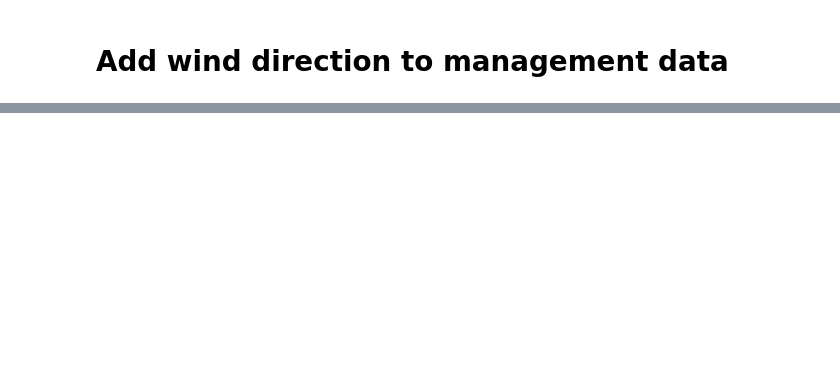
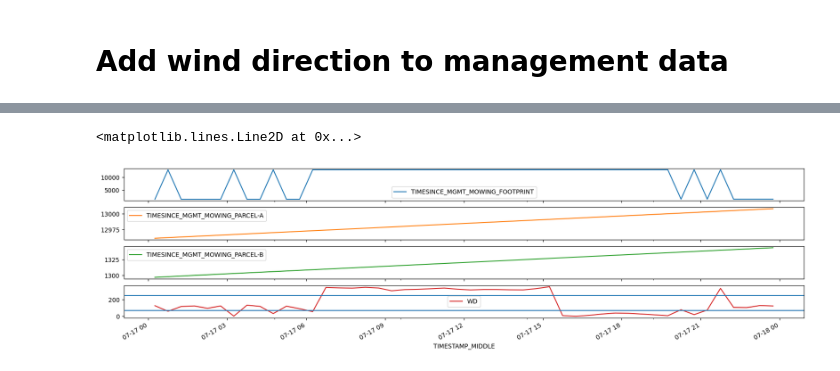
Before and after one commit to holukas/dataset_cha_fp2024_2005-2023, a Jupyter notebook: notebooks/15_MANAGEMENT/16.0_ConvertMgmtToTimeseries.ipynb, the cells around one changed output, grey strips where cells are left out. Saved outputs shown, nothing was run; the diff lists cells and outputs as text; code cells hidden in the pictures; blank space fills up the shorter version.

```diff
--- a/notebooks/15_MANAGEMENT/16.0_ConvertMgmtToTimeseries.ipynb
+++ b/notebooks/15_MANAGEMENT/16.0_ConvertMgmtToTimeseries.ipynb
@@ -542,0 +533,3 @@ list(set(newlist))
+# %%
+fp_mgmt_cols = [f"{c}_FOOTPRINT" for c in mgmt_cols]
+fp_mgmt_cols
@@ -542,0 +544,3 @@ list(set(newlist))
+# %%
+mgmt = mgmt.reindex(columns = mgmt.columns.tolist() + fp_mgmt_cols)
+mgmt
@@ -580,0 +588,25 @@ TIMESINCE_MGMT_FERT_MIN_PARCEL-B
+# %%
+winddir = mgmt['WD'].copy()
+
+locs_parcel_a = (mgmt['WD'] >= 250) | (mgmt['WD'] < 70)
+locs_parcel_b = (mgmt['WD'] >= 70) & (mgmt['WD'] < 250)
+test = mgmt.copy()
+
+for m in mgmt_cols:
+    fp_var = f"{m}_FOOTPRINT"
+    fp_timesince_var = f"TIMESINCE_{m}_FOOTPRINT"
+
+    parcela_var = f"{m}_PARCEL-A"
+    parcela_timesince_var = f"TIMESINCE_{m}_PARCEL-A"
+    test.loc[locs_parcel_a, fp_var] = test.loc[locs_parcel_a, parcela_var]
+    test.loc[locs_parcel_a, fp_timesince_var] = test.loc[locs_parcel_a, parcela_timesince_var]
+
+    parcelb_var = f"{m}_PARCEL-B"
+    parcelb_timesince_var = f"TIMESINCE_{m}_PARCEL-B"
+    test.loc[locs_parcel_b, fp_var] = test.loc[locs_parcel_b, parcelb_var]
+    test.loc[locs_parcel_b, fp_timesince_var] = test.loc[locs_parcel_b, parcelb_timesince_var]
+
+        # timesincecol = f"TIMESINCE_{m}_PARCEL-A"
+    # display(test.loc[locs_parcel_a, fp_var])
+
+# test.loc[locs_parcel_a, :]
@@ -580,0 +630,8 @@ TIMESINCE_MGMT_FERT_MIN_PARCEL-B
+# %%
+locs = (test.index.year == 2014) & (test.index.month == 7) & (test.index.day == 17)
+test.loc[locs, ['TIMESINCE_MGMT_MOWING_FOOTPRINT', 'TIMESINCE_MGMT_MOWING_PARCEL-A', 'TIMESINCE_MGMT_MOWING_PARCEL-B', 'WD']].plot(x_compat=True, subplots=True, figsize=(20, 5));
+plt.axhline(250)
+plt.axhline(70)
+# %% [output]
+<matplotlib.lines.Line2D at 0x...>
+[figure, added]
```
Also changed, not shown: parts of 13 cells of this notebook.
